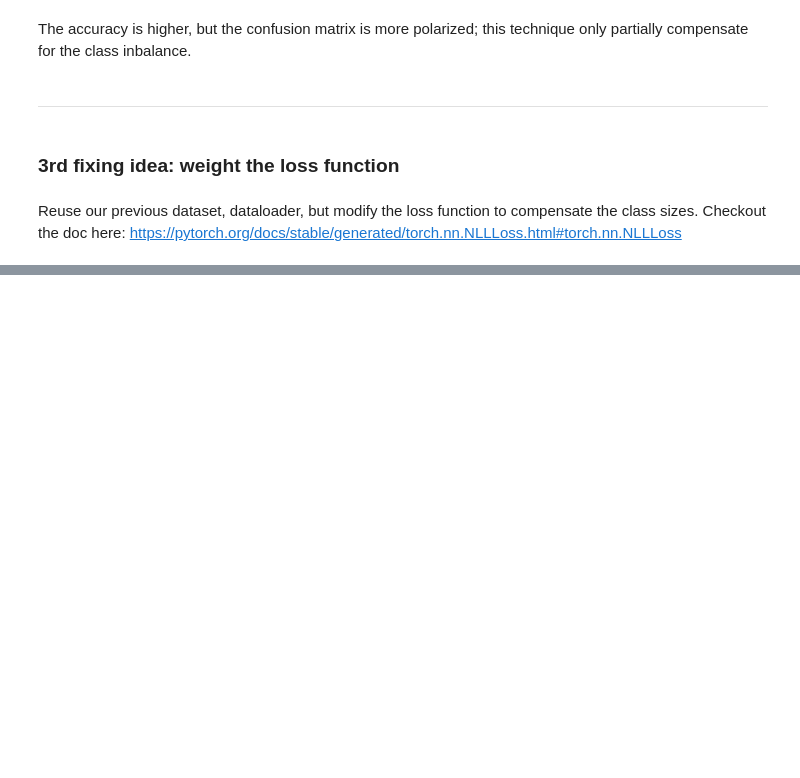
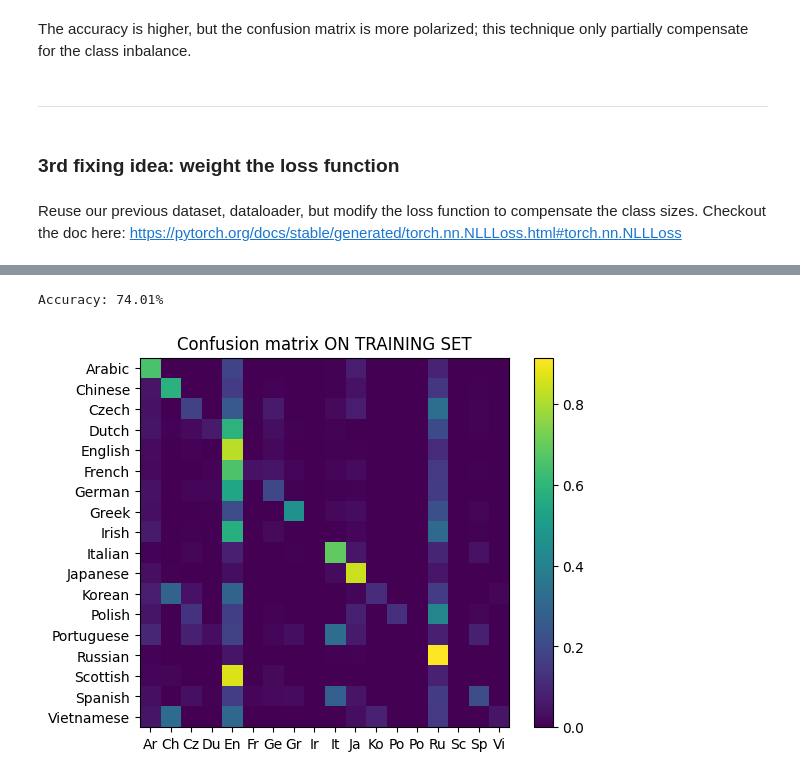
Before and after one commit to MICS-Lab/DeepLearningCourse, a Jupyter notebook: TD/TD_names_unbalanced.ipynb, the cells around one changed output, grey strips where cells are left out. Drawn from its saved outputs; the diff is of its cells as text; code cells hidden in the pictures; blank space fills up the shorter version.

```diff
--- a/TD/TD_names_unbalanced.ipynb
+++ b/TD/TD_names_unbalanced.ipynb
@@ -681,0 +830,36 @@ plt.show()
+# %%
+# confusion matrix on training set
+confusion = torch.zeros(N_COUNTRIES, N_COUNTRIES)
+accuracy = 0
+for name, country, name_tensor, country_tensor in train_loader:
+    hidden = rnn.initHidden()
+    rnn.zero_grad()
+    for i in range(name_tensor.size()[1]):
+        output, hidden = rnn(name_tensor[0][i], hidden)
+    guess, guess_i = output.topk(1)
+    category_i = country_tensor[0][None]
+    confusion[category_i, guess_i] += 1
+    if category_i == guess_i:
+        accuracy += 1
+# normalize by dividing every row by its sum
+for i in range(N_COUNTRIES):
+    confusion[i] = confusion[i] / confusion[i].sum()
+# accuracy
+print(f'\nAccuracy: {100*accuracy/len(train_dataset):.2f}%')
+
+# plot confusion matrix
+plt.imshow(confusion.numpy())
+plt.colorbar()
+plt.title('Confusion matrix ON TRAINING SET')
+ax = plt.gca()
+positions = list(range(N_COUNTRIES))
+labels = train_dataset.dataset.idx_to_country
+small_labels = [label[:2] for label in labels]
+ax.xaxis.set_major_locator(ticker.FixedLocator(positions))
+ax.xaxis.set_major_formatter(ticker.FixedFormatter(small_labels))
+ax.yaxis.set_major_locator(ticker.FixedLocator(positions))
+ax.yaxis.set_major_formatter(ticker.FixedFormatter(labels))
+plt.show()
+# %% [output]
+Accuracy: 74.01%
+[figure, added]
```
Also changed, not shown: parts of 9 cells of this notebook.
